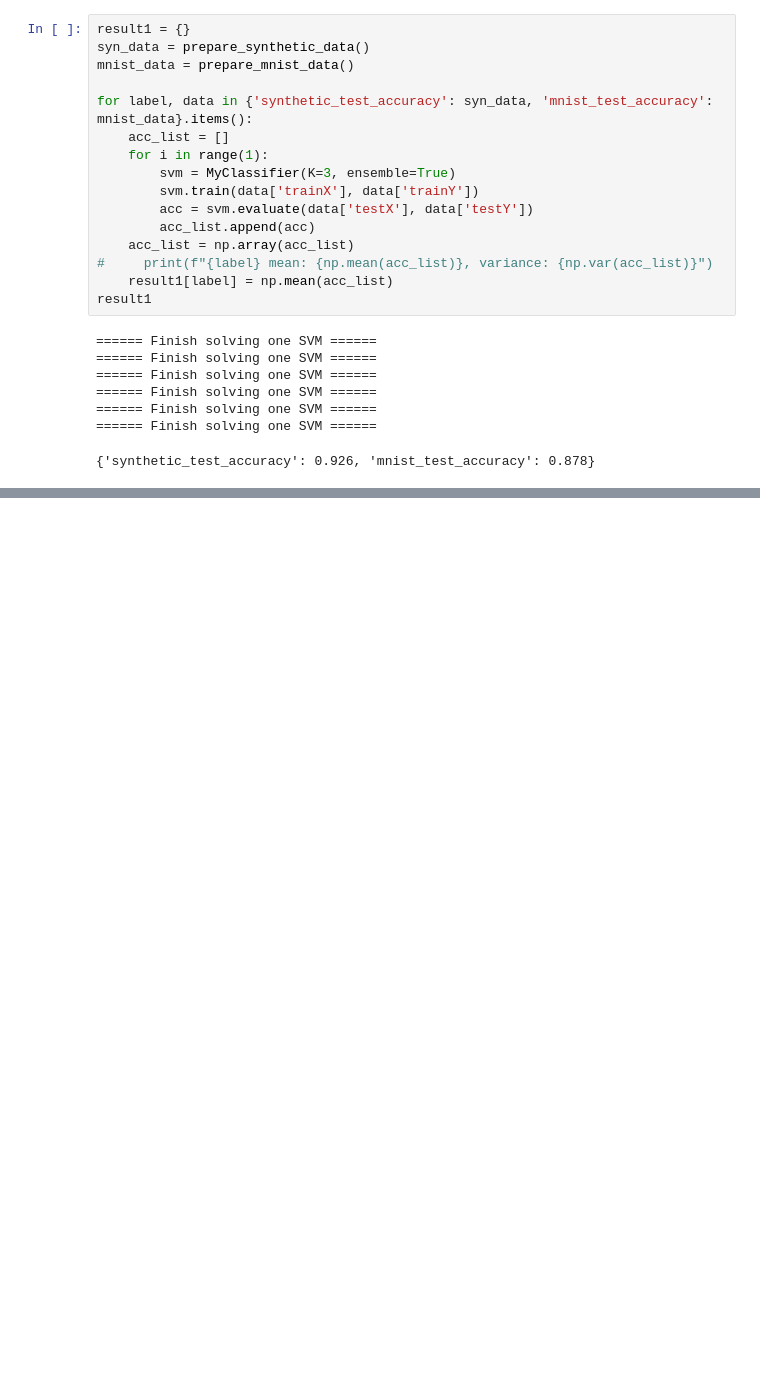
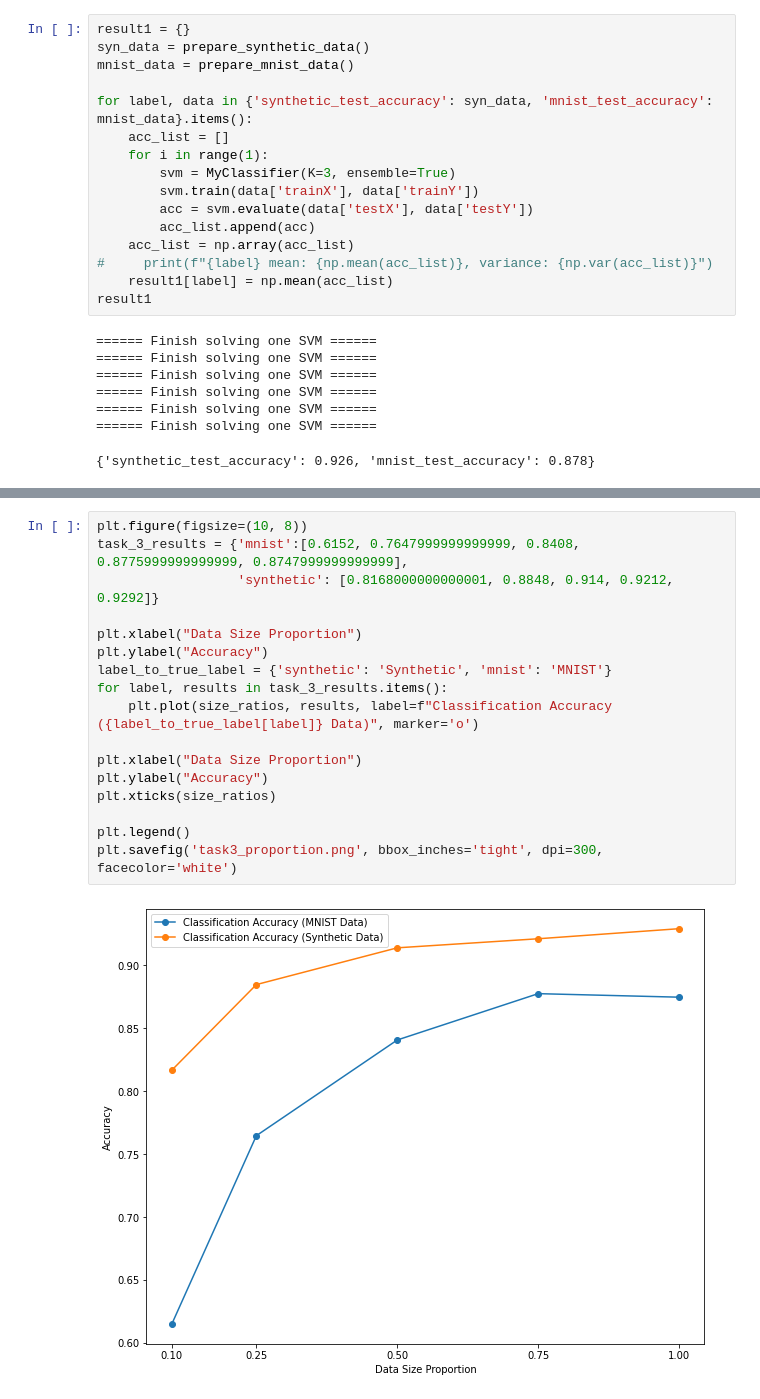
Before and after one commit to Zhengtong-Liu/ECE236A-Project, a Jupyter notebook: Code/ECE236A_Project_Demo.ipynb, the cells around one changed output, grey strips where cells are left out. Saved outputs shown, nothing was run; the diff lists cells and outputs as text; blank space fills up the shorter version.

```diff
--- a/Code/ECE236A_Project_Demo.ipynb
+++ b/Code/ECE236A_Project_Demo.ipynb
@@ -255,0 +340,19 @@ plot_result(result1, result2, result3)
+# %%
+plt.figure(figsize=(10, 8))
+task_3_results = {'mnist':[0.6152, 0.7647999999999999, 0.8408, 0.8775999999999999, 0.8747999999999999],
+                  'synthetic': [0.8168000000000001, 0.8848, 0.914, 0.9212, 0.9292]}
+
+plt.xlabel("Data Size Proportion")
+plt.ylabel("Accuracy")
+label_to_true_label = {'synthetic': 'Synthetic', 'mnist': 'MNIST'}
+for label, results in task_3_results.items():
+    plt.plot(size_ratios, results, label=f"Classification Accuracy ({label_to_true_label[label]} Data)", marker='o')
+
+plt.xlabel("Data Size Proportion")
+plt.ylabel("Accuracy")
+plt.xticks(size_ratios)
+
+plt.legend()
+plt.savefig('task3_proportion.png', bbox_inches='tight', dpi=300, facecolor='white')
+# %% [output]
+[figure, added]
```
Also changed, not shown: parts of 7 cells of this notebook, 1 other file.
